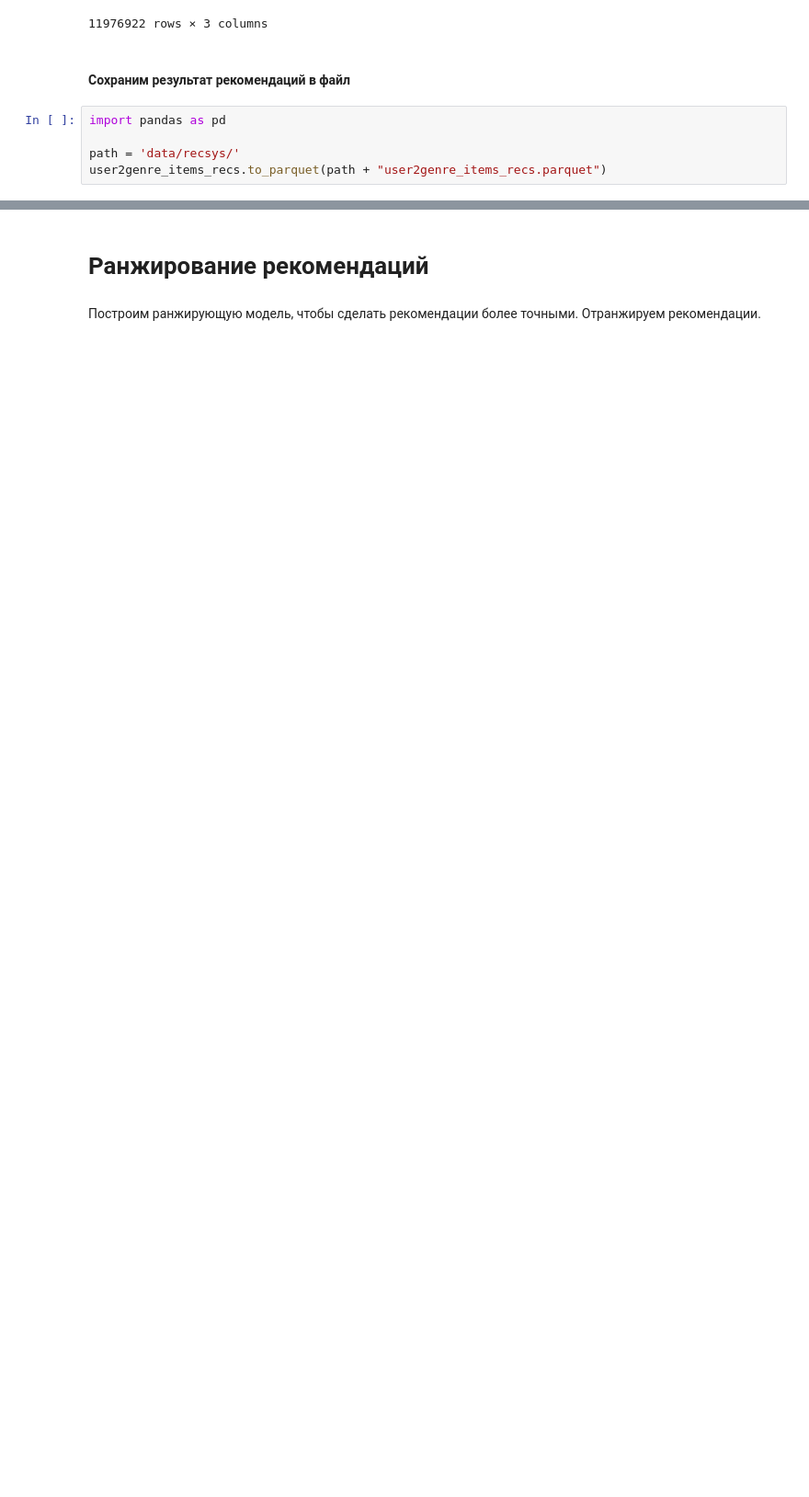
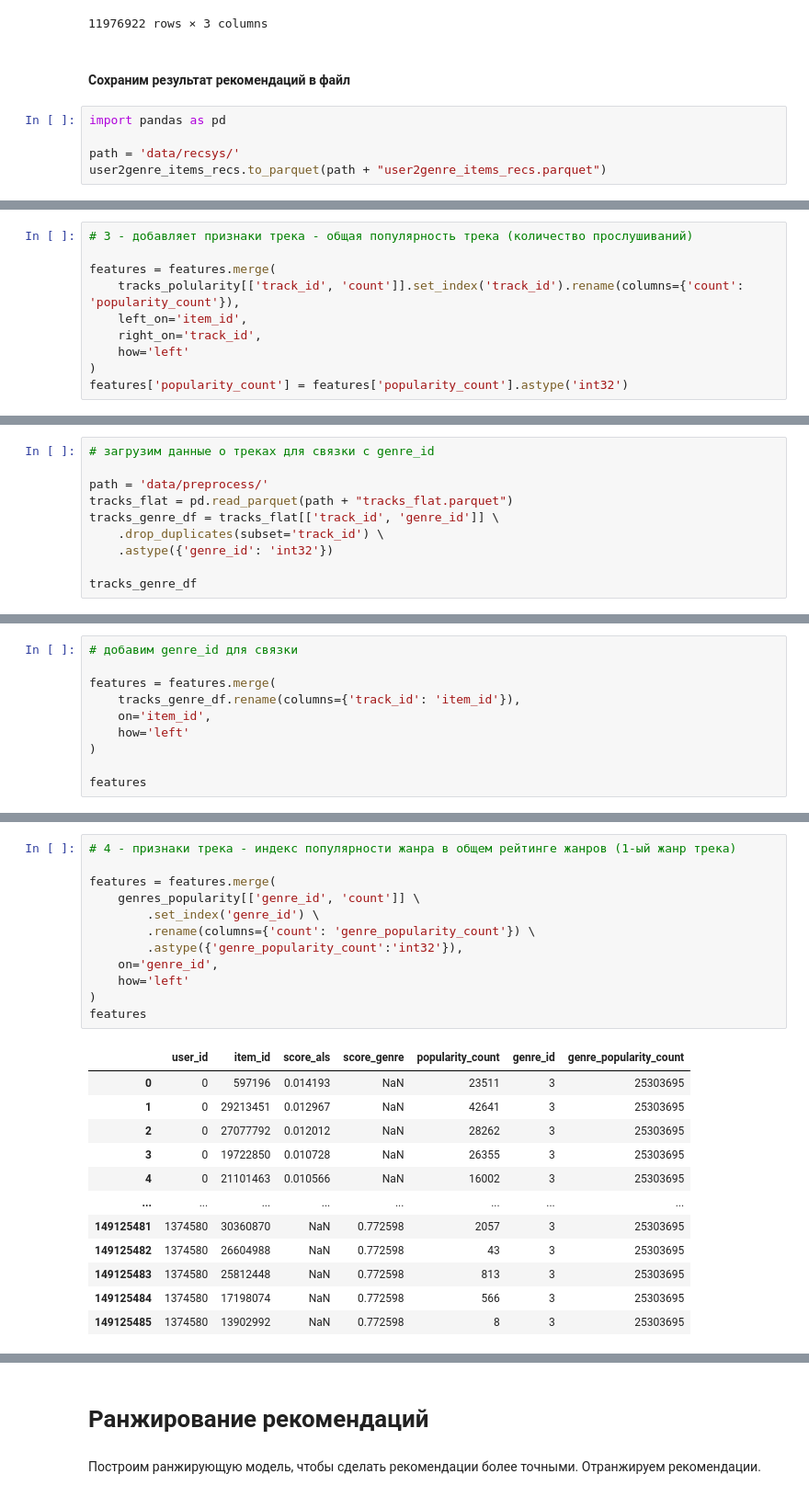
Before and after one commit to khromenko/mle-project-sprint-4-v001, a Jupyter notebook: recommendations.ipynb, the cells around one changed output, grey strips where cells are left out. Shown at 92% size. Saved outputs shown, nothing was run; the diff lists cells and outputs as text; blank space fills up the shorter version.

```diff
--- a/recommendations.ipynb
+++ b/recommendations.ipynb
@@ -2055,0 +2126,10 @@ user2genre_items_recs.to_parquet(path + "user2genre_items_recs.parquet")
+# %%
+# 3 - добавляет признаки трека - общая популярность трека (количество прослушиваний)
+
+features = features.merge(
+    tracks_polularity[['track_id', 'count']].set_index('track_id').rename(columns={'count': 'popularity_count'}),
+    left_on='item_id',
+    right_on='track_id',
+    how='left'
+)
+features['popularity_count'] = features['popularity_count'].astype('int32')
@@ -2055,0 +2167,10 @@ user2genre_items_recs.to_parquet(path + "user2genre_items_recs.parquet")
+# %%
+# загрузим данные о треках для связки с genre_id
+
+path = 'data/preprocess/'
+tracks_flat = pd.read_parquet(path + "tracks_flat.parquet")
+tracks_genre_df = tracks_flat[['track_id', 'genre_id']] \
+    .drop_duplicates(subset='track_id') \
+    .astype({'genre_id': 'int32'})
+
+tracks_genre_df
@@ -2055,0 +2191,10 @@ user2genre_items_recs.to_parquet(path + "user2genre_items_recs.parquet")
+# %%
+# добавим genre_id для связки
+
+features = features.merge(
+    tracks_genre_df.rename(columns={'track_id': 'item_id'}),
+    on='item_id',
+    how='left'
+)
+
+features
@@ -2055,0 +2247,25 @@ user2genre_items_recs.to_parquet(path + "user2genre_items_recs.parquet")
+# %%
+# 4 - признаки трека - индекс популярности жанра в общем рейтинге жанров (1-ый жанр трека)
+
+features = features.merge(
+    genres_popularity[['genre_id', 'count']] \
+        .set_index('genre_id') \
+        .rename(columns={'count': 'genre_popularity_count'}) \
+        .astype({'genre_popularity_count':'int32'}),
+    on='genre_id',
+    how='left'
+)
+features
+# %% [output]
+|  | user_id | item_id | score_als | score_genre | popularity_count | genre_id | genre_popularity_count |
+| 0 | 0 | 597196 | 0.014193 | NaN | 23511 | 3 | 25303695 |
+| 1 | 0 | 29213451 | 0.012967 | NaN | 42641 | 3 | 25303695 |
+| 2 | 0 | 27077792 | 0.012012 | NaN | 28262 | 3 | 25303695 |
+| 3 | 0 | 19722850 | 0.010728 | NaN | 26355 | 3 | 25303695 |
+| 4 | 0 | 21101463 | 0.010566 | NaN | 16002 | 3 | 25303695 |
+| ... | ... | ... | ... | ... | ... | ... | ... |
+| 149125481 | 1374580 | 30360870 | NaN | 0.772598 | 2057 | 3 | 25303695 |
+| 149125482 | 1374580 | 26604988 | NaN | 0.772598 | 43 | 3 | 25303695 |
+| 149125483 | 1374580 | 25812448 | NaN | 0.772598 | 813 | 3 | 25303695 |
+| 149125484 | 1374580 | 17198074 | NaN | 0.772598 | 566 | 3 | 25303695 |
+| 149125485 | 1374580 | 13902992 | NaN | 0.772598 | 8 | 3 | 25303695 |
```
Also changed, not shown: parts of 44 cells of this notebook.
